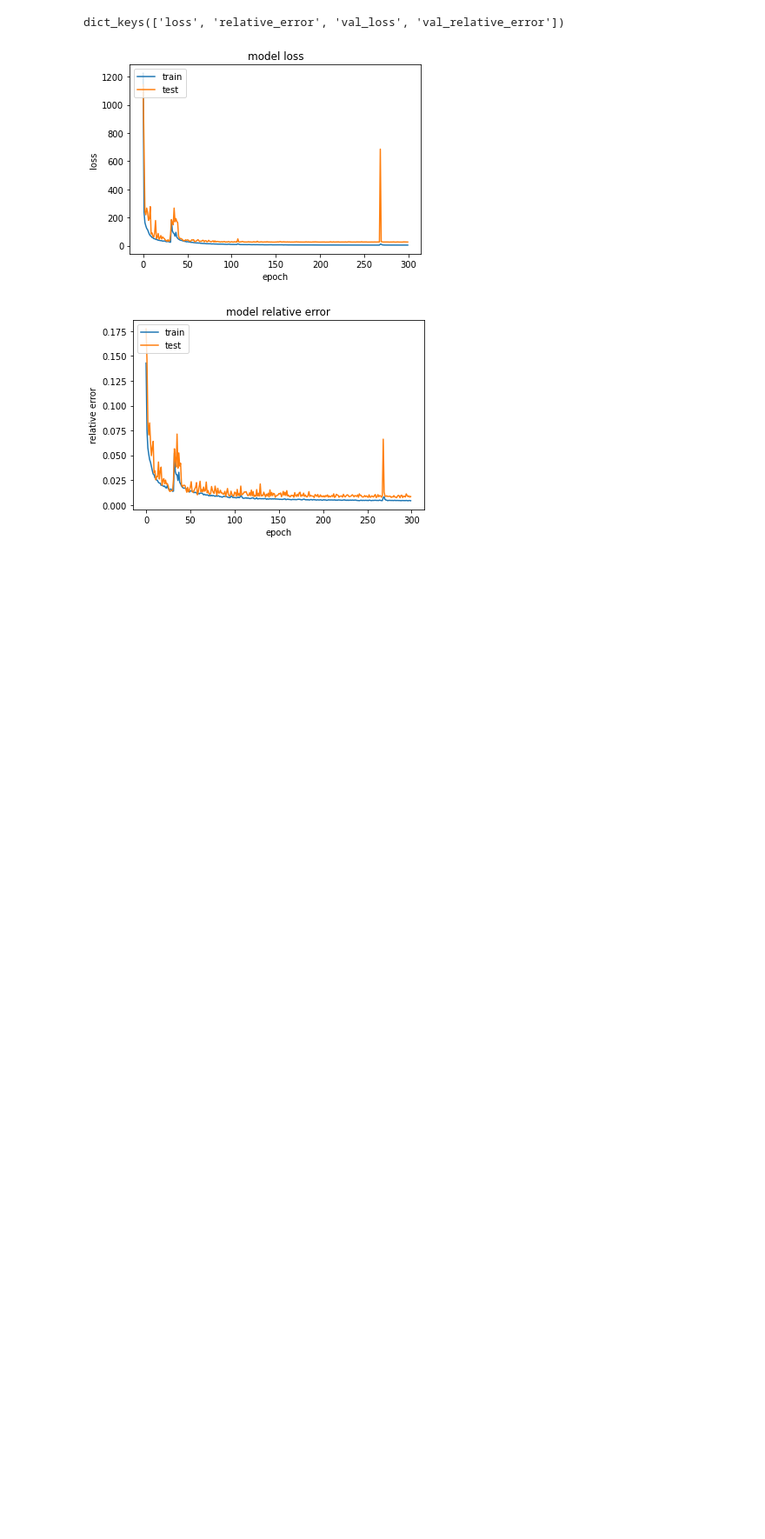
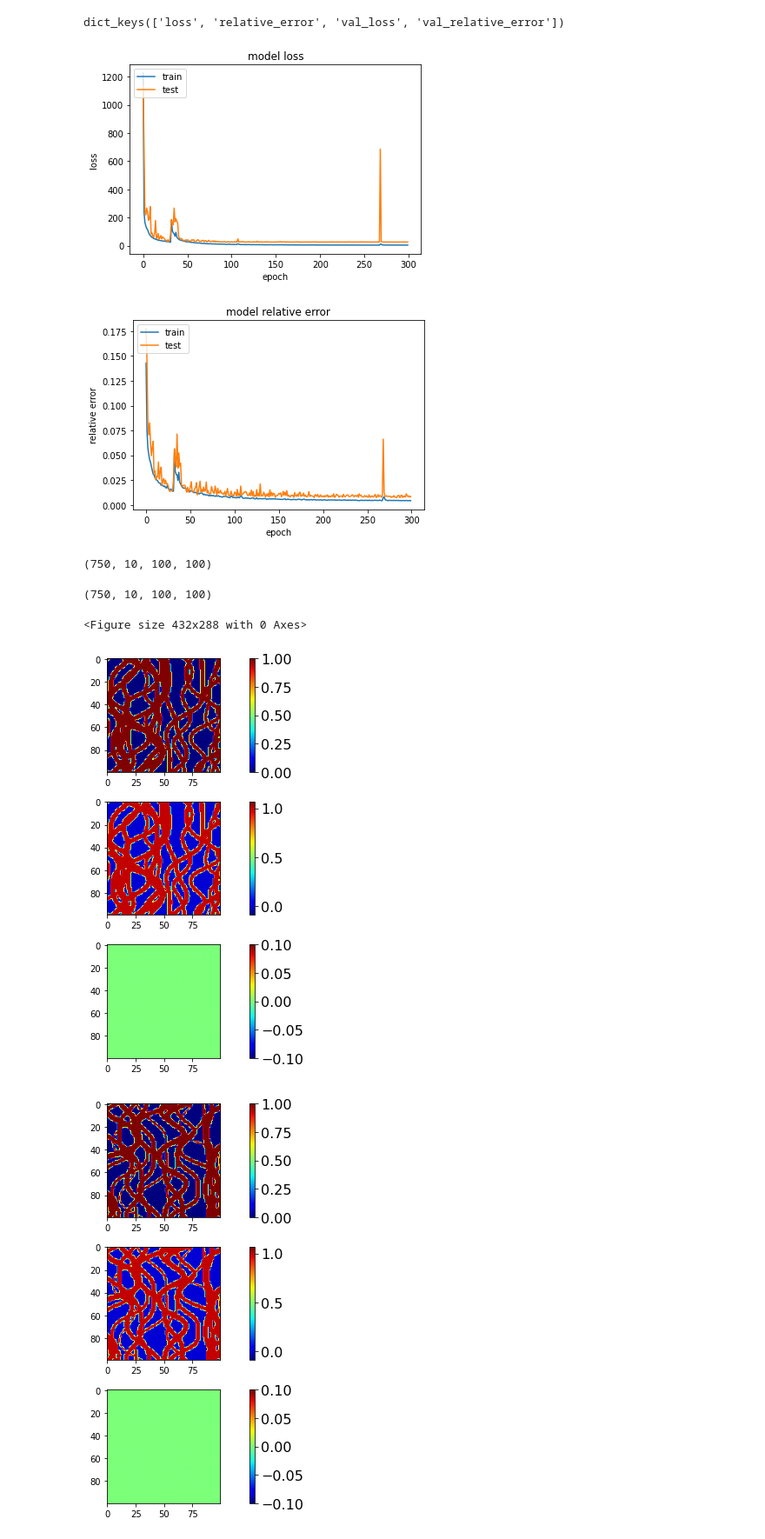
Before and after one commit to acse-srm3018/DeeplearningProxy, a Jupyter notebook: Notebooks/Saturation_new_total_dataset.ipynb, the cells around one changed output. Shown: that part at 87% size. Cells and saved outputs as stored; diff of their text form; code cells hidden in the pictures; blank space fills up the shorter version.

```diff
--- a/Notebooks/Saturation_new_total_dataset.ipynb
+++ b/Notebooks/Saturation_new_total_dataset.ipynb
@@ -273,3 +273,25 @@ dict_keys(['loss', 'relative_error', 'val_loss', 'val_relative_error'])
 vae_model.save('/content/gdrive/MyDrive/saturation_10_points.h5')
 # %%
 vae_model.load_weights('/content/gdrive/MyDrive/saturation_10_points.h5')
+# %%
+sat_pred_list = []
+test_batch_size = 50
+batch_num = int(test_nr / test_batch_size)
+for i in range(batch_num):
+    pred = vae_model.predict(test_x[i*test_batch_size: (i+1)*test_batch_size, ...])
+    sat_pred_list.append(pred[:, :, :, :,0])
+
+sat_pred = np.concatenate(sat_pred_list, axis = 0)
+sat_pred[sat_pred < 0.1] = 0.1
+
+print(sat_pred.shape)
+# %% [output]
+(750, 10, 100, 100)
+# %%
+sat_true = target_data[nr-test_nr:,:, :, :]
+# p_pred = p_pred[:,:,:,:,0]
+# sat_pred = sat_pred[:,:,:,:,0]
+#print(p_true.shape)
+print(sat_true.shape)
+# %% [output]
+(750, 10, 100, 100)
@@ -275,0 +301,36 @@ vae_model.load_weights('/content/gdrive/MyDrive/saturation_10_points.h5')
+# %%
+import matplotlib.pyplot as plt
+%matplotlib inline
+plt.set_cmap('jet')
+
+ind_case = [0, 1, 3]
+num_case = len(ind_case)
+# %% [output]
+<Figure size 432x288 with 0 Axes>
+# %%
+for k in ind_case:
+    for i_tstep in range(1):
+        plt.figure(figsize=(10,7))
+        plt.subplot(3, 1, 1)
+        plt.imshow(test_x[k, ::-1, :, 0])
+        cbar = plt.colorbar(fraction=0.046)
+        cbar.ax.tick_params(labelsize=16)
+        plt.tight_layout()
+        plt.subplot(3, 1, 2)
+        plt.imshow(test_x[k, ::-1, :, 0].reshape((100,100)), vmin=-0.09, vmax=1.07)
+        #plt.set_clim([-0.09, 1.07])
+        cbar = plt.colorbar(fraction=0.046)
+        cbar.ax.tick_params(labelsize=16)
+        plt.tight_layout()
+
+        plt.subplot(3, 1, 3)
+        plt.imshow(test_x[k, ::-1, :, 0].reshape((100,100)) - test_x[k, ::-1, :, i_tstep])
+        cbar = plt.colorbar(fraction=0.046)
+        cbar.ax.tick_params(labelsize=16)
+        #plt.clim([-0.2, 0.2])
+        plt.tight_layout()
+        #plt.savefig('ind_case_%d_logk'%(k),bbox_inches='tight')
+plt.show()
+# %% [output]
+[figure, added]
+[figure, added]
```
Also changed, not shown: parts of 2 cells of this notebook.
